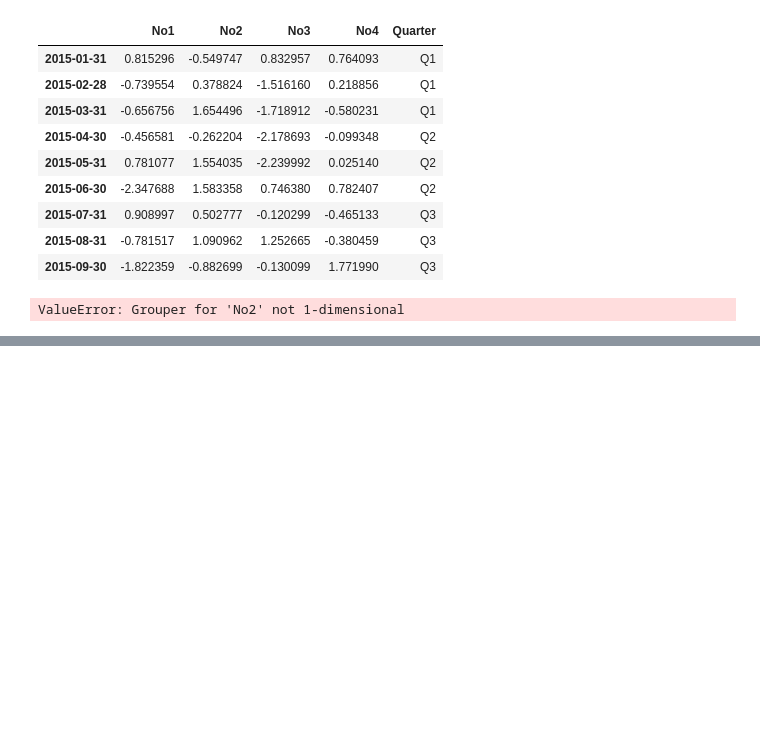
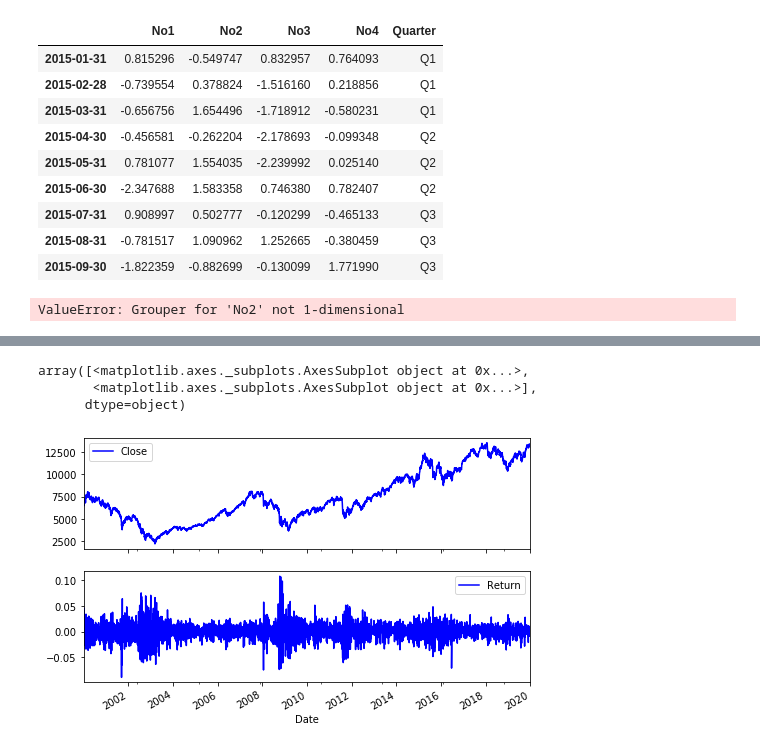
Before and after one commit to leehunkyu00/Books, a Jupyter notebook: pythonforfinance/ch6/finance_time_series.ipynb, the cells around one changed output, grey strips where cells are left out. Drawn from its saved outputs; the diff is of its cells as text; code cells hidden in the pictures; blank space fills up the shorter version.

```diff
--- a/pythonforfinance/ch6/finance_time_series.ipynb
+++ b/pythonforfinance/ch6/finance_time_series.ipynb
@@ -436,0 +471,7 @@ ValueError: Grouper for 'No2' not 1-dimensional
+# %%
+# 일간 종가에 기반한 로그 수익률
+# 필요한 정보를 추가하는 방법은 빈 열을 만들고 매일의 자료에 대해서 로그 수익률을 하나씩 계산하는 것
+# %%time
+DAX['Ret_Loop'] = 0.0
+for i in range(1, len(DAX)):
+    DAX['Ret_Loop'][i] = np.log(DAX['Close'][i] / DAX['Close'][i - 1])
@@ -436,0 +506,8 @@ ValueError: Grouper for 'No2' not 1-dimensional
+# %%
+# 아래 차트에서 '변동성 군집현상', '레버리지 효과'를 볼 수 있다.
+DAX[['Close', 'Return']].plot(subplots=True, style='b', figsize=(8, 5))
+# %% [output]
+array([<matplotlib.axes._subplots.AxesSubplot object at 0x...>,
+       <matplotlib.axes._subplots.AxesSubplot object at 0x...>],
+      dtype=object)
+[figure, added]
```
Also changed, not shown: parts of 49 cells of this notebook, 3 other files.
